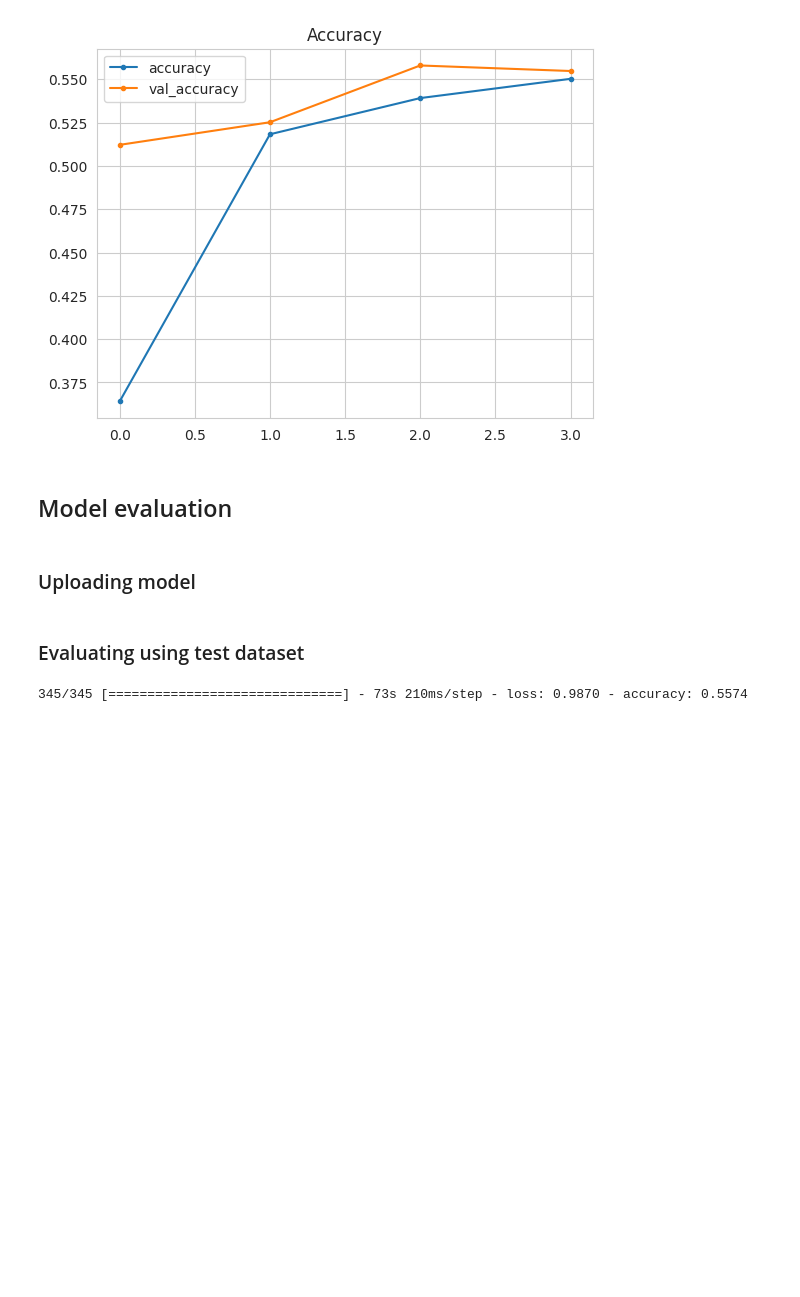
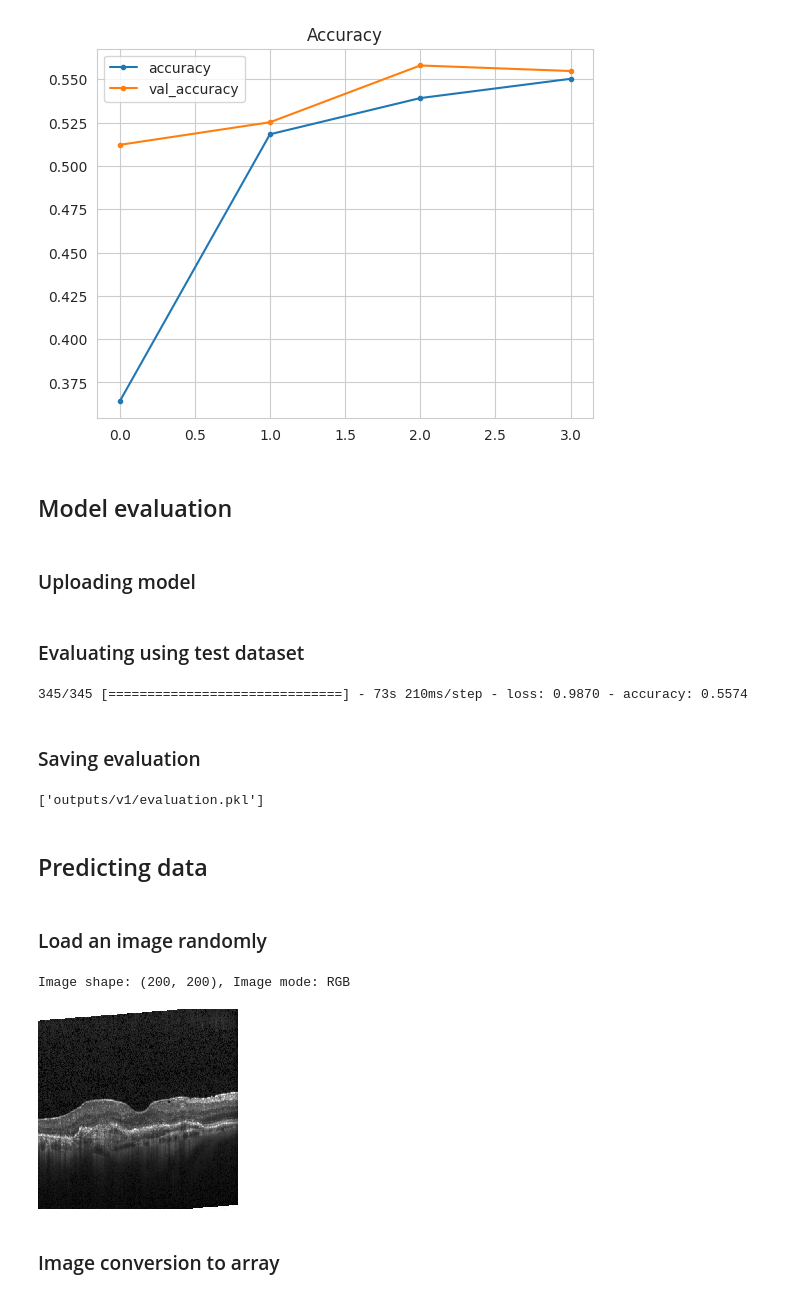
Before and after one commit to eandablo/OCTreader, a Jupyter notebook: jupiter_notebooks/modelling_and_evaluating.ipynb, the cells around one changed output. Drawn from its saved outputs; the diff is of its cells as text; code cells hidden in the pictures; blank space fills up the shorter version.

Commit message:
add load image for prediction

```diff
--- a/jupiter_notebooks/modelling_and_evaluating.ipynb
+++ b/jupiter_notebooks/modelling_and_evaluating.ipynb
@@ -303,3 +303,35 @@ model = load_model('outputs/v1/OCTreader_model.h5')
 evaluation = model.evaluate(test_set)
 # %% [output]
 345/345 [==============================] - 73s 210ms/step - loss: 0.9870 - accuracy: 0.5574
+# %% [markdown]
+### Saving evaluation
+# %%
+joblib.dump(value=evaluation, filename=f"outputs/v1/evaluation.pkl")
+# %% [output]
+['outputs/v1/evaluation.pkl']
+# %% [markdown]
+## Predicting data
+# %% [markdown]
+### Load an image randomly
+# %%
+import random
+from tensorflow.keras.preprocessing import image
+
+
+test_path = split_paths['test']
+labels = os.listdir(test_path)
+my_label = random.choice(labels)
+label_path = test_path + '/' + my_label
+image_list = os.listdir(label_path)
+random_image = random.choice(image_list)
+
+
+pred_image = image.load_img(label_path + '/' + random_image,
+                           target_size=image_shape, color_mode='rgb')
+print(f'Image shape: {pred_image.size}, Image mode: {pred_image.mode}')
+pred_image
+# %% [output]
+Image shape: (200, 200), Image mode: RGB
+[figure, added]
+# %% [markdown]
+### Image conversion to array
```
Also changed, not shown: 1 other file.
